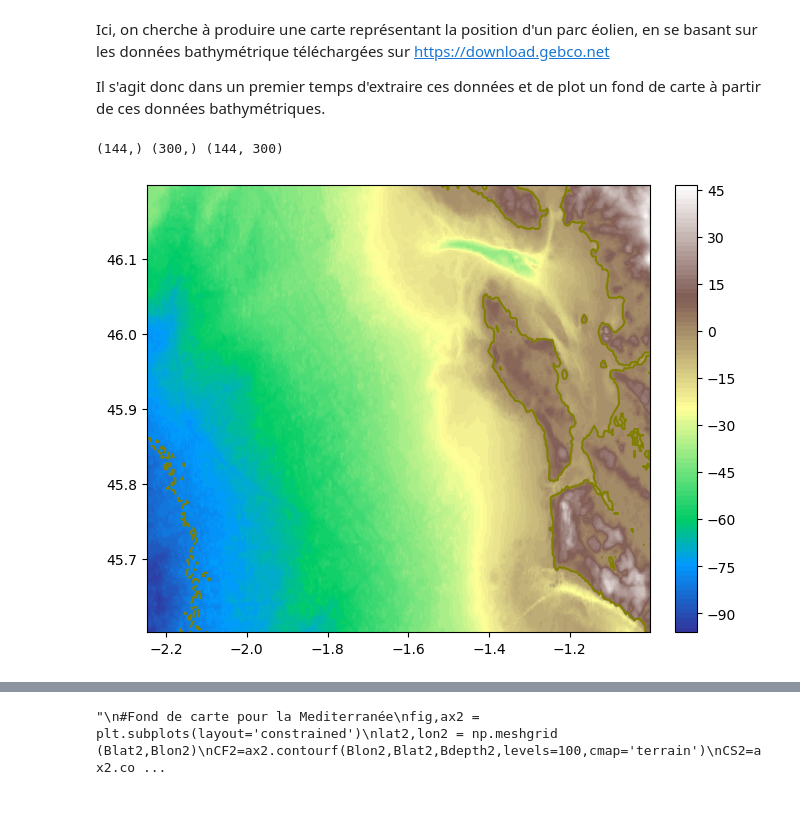
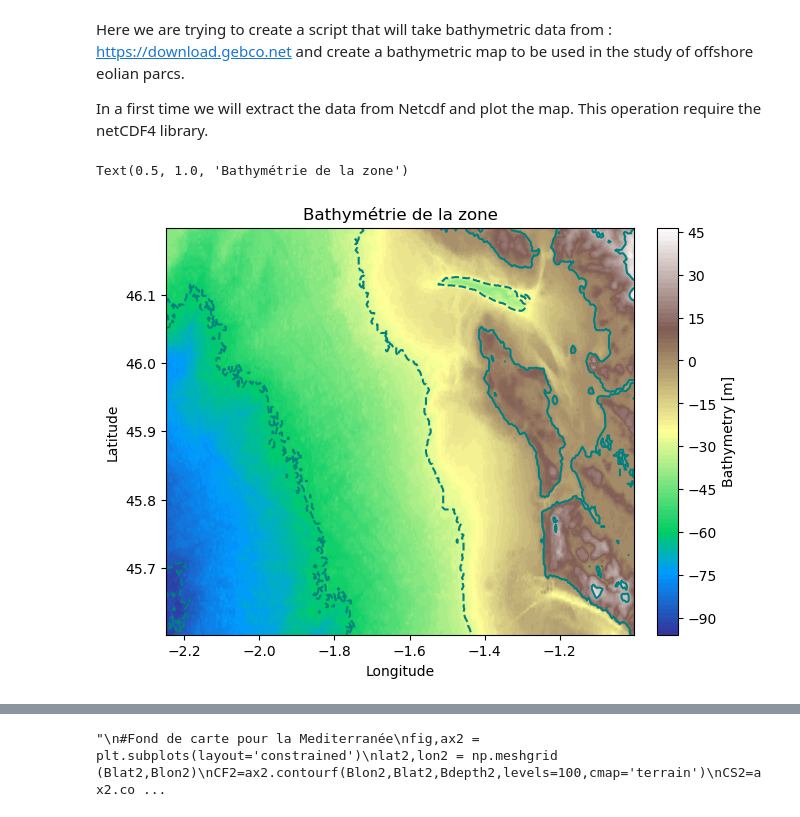
Before and after one commit to JordanPierre91630/Eoliennne_projet, a Jupyter notebook: Projet Bluegreen bathy.ipynb, the cells around one changed output, grey strips where cells are left out. Drawn from its saved outputs; the diff is of its cells as text; code cells hidden in the pictures.

```diff
--- a/Projet Bluegreen bathy.ipynb
+++ b/Projet Bluegreen bathy.ipynb
@@ -6,45 +9,41 @@ from shapely.geometry import Point, Polygon
 import matplotlib.pyplot as plt
 import netCDF4
 # %% [markdown]
-Ici, on cherche à produire une carte représentant la position d'un parc éolien, en se basant sur les données bathymétrique téléchargées sur https://download.gebco.net
+Here we are trying to create a script that will take bathymetric data from : https://download.gebco.net and create a bathymetric map to be used in the study of offshore eolian parcs.
 
-
-
-Il s'agit donc dans un premier temps d'extraire ces données et de plot un fond de carte à partir de ces données bathymétriques.
+In a first time we will extract the data from Netcdf and plot the map. This operation require the netCDF4 library.
 # %%
 #Création de dataset à partir de fichiers téléchargés. Ici pour l'île d'Oléron, la Méditérannée et la Bretagne
 nc1 = netCDF4.Dataset('C:/Users/Jordan/Documents/Bluegreen/GEBCO_07_Dec_2023_7cfdb93e4c12/gebco_2023_n46.2_s45.6_w-2.25_e-1.0.nc')#Oleron
 #nc2 = netCDF4.Dataset('C:/Users/Jordan/Documents/Bluegreen/GEBCO_27_Nov_2023_f392ab3e28c0/gebco_2023_n43.5017_s42.3564_w5.5385_e7.0958.nc')#Mediterrane
 #nc3 = netCDF4.Dataset('C:/Users/Jordan/Documents/Bluegreen/GEBCO_27_Nov_2023_f392ab3e28c0/gebco_2023_n48.5932_s47.8571_w-5.1711_e-4.4158.nc')#Brest
 
 #nc1.variables
+
+# Extraction des variable (Profondeur et coordonnées)
+Blat1 = nc1.variables['lat'][:].data
+Blon1 = nc1.variables['lon'][:].data
+Bdepth1 = nc1.variables['elevation'][:].data
+"""
+Blat2 = nc2.variables['lat'][:].data
+Blon2 = nc2.variables['lon'][:].data
+Bdepth2 = nc2.variables['elevation'][:].data
+
+Blat3 = nc3.variables['lat'][:].data
+Blon3 = nc3.variables['lon'][:].data
+Bdepth3 = nc3.variables['elevation'][:].data
+"""
+
+#Fond de carte pour l'île d'Oléron
+lat1,lon1 = np.meshgrid (Blat1,Blon1)
+fig,ax1 = plt.subplots(layout='constrained')
+CF1=ax1.contourf(Blon1,Blat1,Bdepth1,levels=100,cmap='terrain')
+CS1=ax1.contour(Blon1,Blat1,Bdepth1,levels=4,colors='Teal')
+cbat =fig.colorbar(CF1)
+cbat.set_label('Bathymetry [m]')
+plt.xlabel('Longitude')
+plt.ylabel('Latitude')
+ax1.set_title('Bathymétrie de la zone')
+# %% [output]
+Text(0.5, 1.0, 'Bathymétrie de la zone')
+[figure, added]
-# %%
-# Extraction des variable (Profondeur et coordonnées)
-Blat1 = nc1.variables['lat'][:].data
-Blon1 = nc1.variables['lon'][:].data
-Bdepth1 = nc1.variables['elevation'][:].data
-"""
-Blat2 = nc2.variables['lat'][:].data
-Blon2 = nc2.variables['lon'][:].data
-Bdepth2 = nc2.variables['elevation'][:].data
-
-Blat3 = nc3.variables['lat'][:].data
-Blon3 = nc3.variables['lon'][:].data
-Bdepth3 = nc3.variables['elevation'][:].data
-"""
-print(np.shape(Blat1),np.shape(Blon1),np.shape(Bdepth1))
-#print(np.shape(Blat2),np.shape(Blon2),np.shape(Bdepth2))
-#print(np.shape(Blat3),np.shape(Blon3),np.shape(Bdepth3))
-# %% [output]
-(144,) (300,) (144, 300)
-# %%
-#Fond de carte pour l'île d'Oléron
-lat1,lon1 = np.meshgrid (Blat1,Blon1)
-fig,ax1 = plt.subplots(layout='constrained')
-CF1=ax1.contourf(Blon1,Blat1,Bdepth1,levels=100,cmap='terrain')
-CS1=ax1.contour(Blon1,Blat1,Bdepth1,levels=1,colors='olive')
-cbat =fig.colorbar(CF1)
-#plt.axis('off')
-#plt.savefig('bathy_map_OLE.png')
-# %% [output]
-[figure, removed]
```
Also changed, not shown: parts of 21 cells of this notebook.
